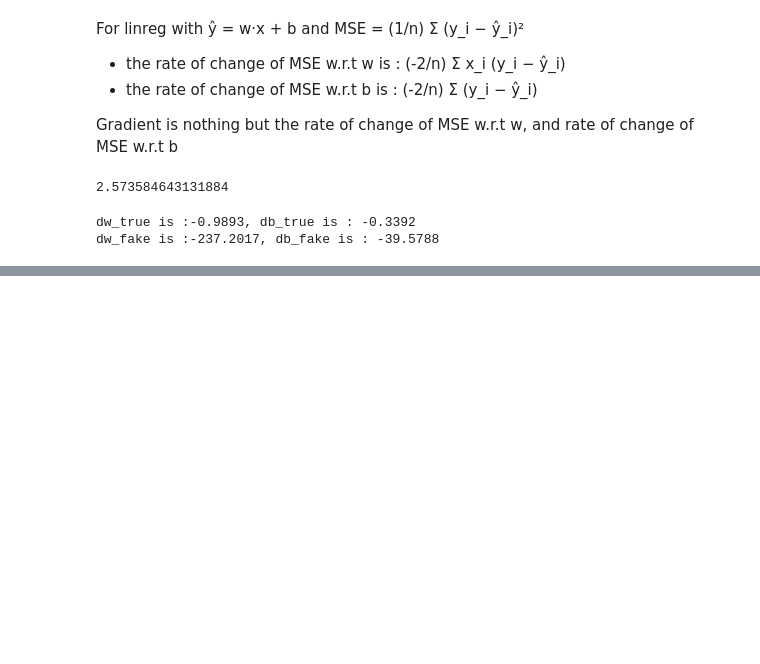
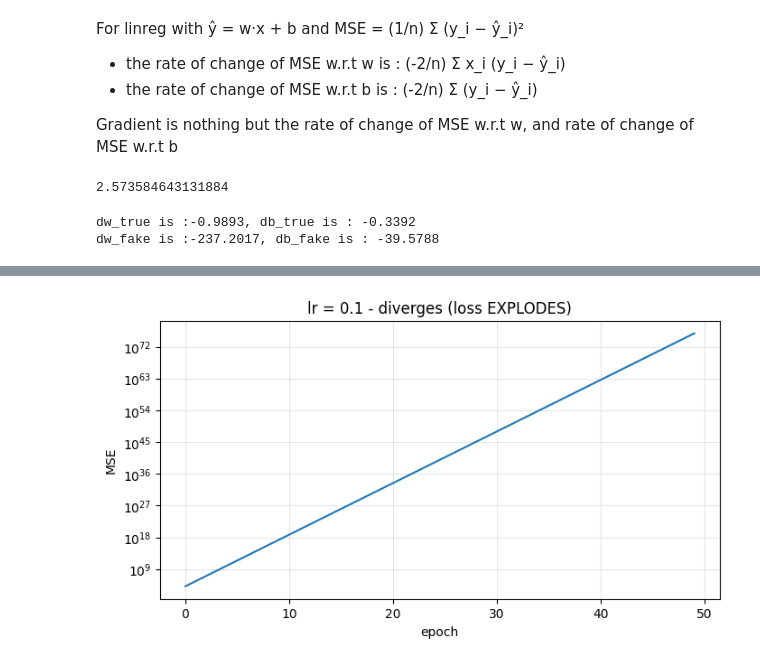
Before and after one commit to MastanSV/ai-engineering-journey, a Jupyter notebook: daily-notebooks/week-01/03-linreg-from-scratch-part2.ipynb, the cells around one changed output, grey strips where cells are left out. Drawn from its saved outputs; the diff is of its cells as text; code cells hidden in the pictures; blank space fills up the shorter version.

```diff
--- a/daily-notebooks/week-01/03-linreg-from-scratch-part2.ipynb
+++ b/daily-notebooks/week-01/03-linreg-from-scratch-part2.ipynb
@@ -115,0 +148,6 @@ w_hat : 2.96262217347947 truth_w : 3 | b_hat : 5.34149427026757 truth_b : 5
+# %%
+w_big, b_big, hist_big = gradiant_descent(x, y, lr=0.1, epochs=1000)
+
+print(f'Final w={w_big}, b={b_big}')
+print(f'Final MSE: {hist_big[-1]}')
+print(f'First 10 MSE values : {hist_big[:10]}')
@@ -115,0 +168,11 @@ w_hat : 2.96262217347947 truth_w : 3 | b_hat : 5.34149427026757 truth_b : 5
+# %%
+plt.figure(figsize=(8, 4))
+plt.plot(hist_big[:50])
+plt.xlabel("epoch")
+plt.ylabel("MSE")
+plt.title("lr = 0.1 - diverges (loss EXPLODES)")
+plt.yscale("log")
+plt.grid(True, alpha=0.3)
+plt.show()
+# %% [output]
+[figure, added]
```
Also changed, not shown: parts of 10 cells of this notebook.
